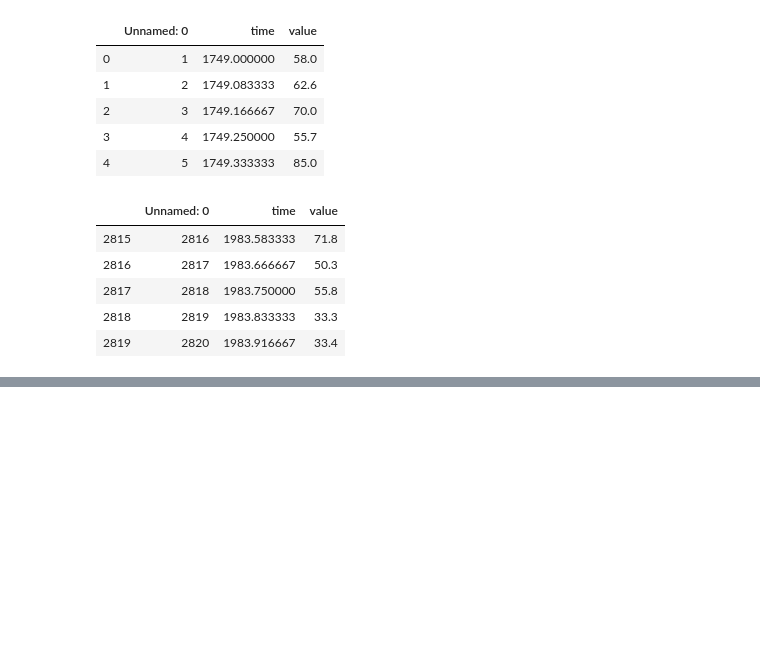
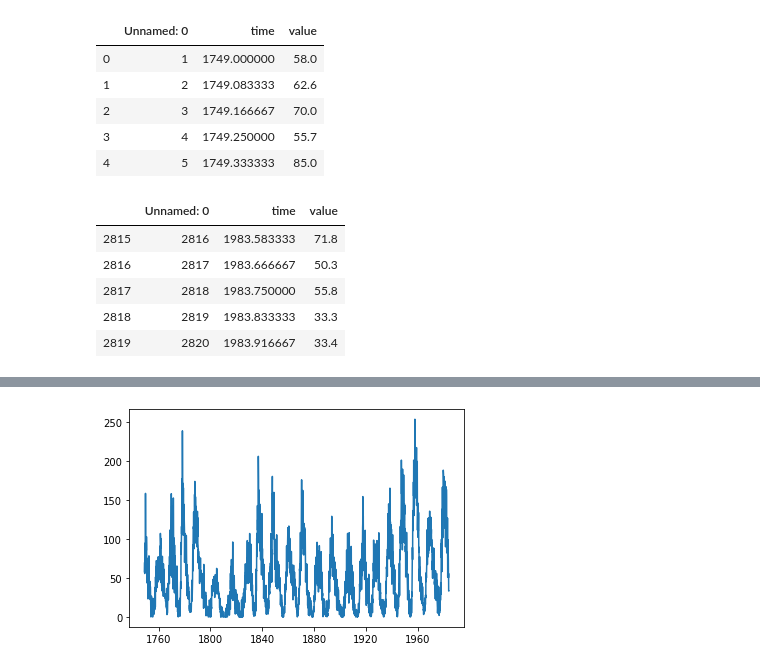
Before and after one commit to damiansp/TS, a Jupyter notebook: coursera/sequencesTSAndPrediction/01_intro_to_TS/01_sequences_and_prediction.py.ipynb, the cells around one changed output, grey strips where cells are left out. Saved outputs shown, nothing was run; the diff lists cells and outputs as text; code cells hidden in the pictures; blank space fills up the shorter version.

```diff
--- a/coursera/sequencesTSAndPrediction/01_intro_to_TS/01_sequences_and_prediction.py.ipynb
+++ b/coursera/sequencesTSAndPrediction/01_intro_to_TS/01_sequences_and_prediction.py.ipynb
@@ -232,3 +233,7 @@ df.tail()
 | 2817 | 2818 | 1983.750000 | 55.8 |
 | 2818 | 2819 | 1983.833333 | 33.3 |
 | 2819 | 2820 | 1983.916667 | 33.4 |
+# %%
+base = pd.to_datetime('1749-01-01')
+n = df.shape[0]
+date_list = [base + relativedelta(months=x) for x in range(n)]
@@ -234,0 +244,4 @@ df.tail()
+# %%
+df.index = date_list
+df.drop(['Unnamed: 0', 'time'], axis=1, inplace=True)
+df.head()
@@ -234,0 +255,4 @@ df.tail()
+# %%
+plt.plot(df.value);
+# %% [output]
+[figure, added]
```
Also changed, not shown: parts of 20 cells of this notebook.
